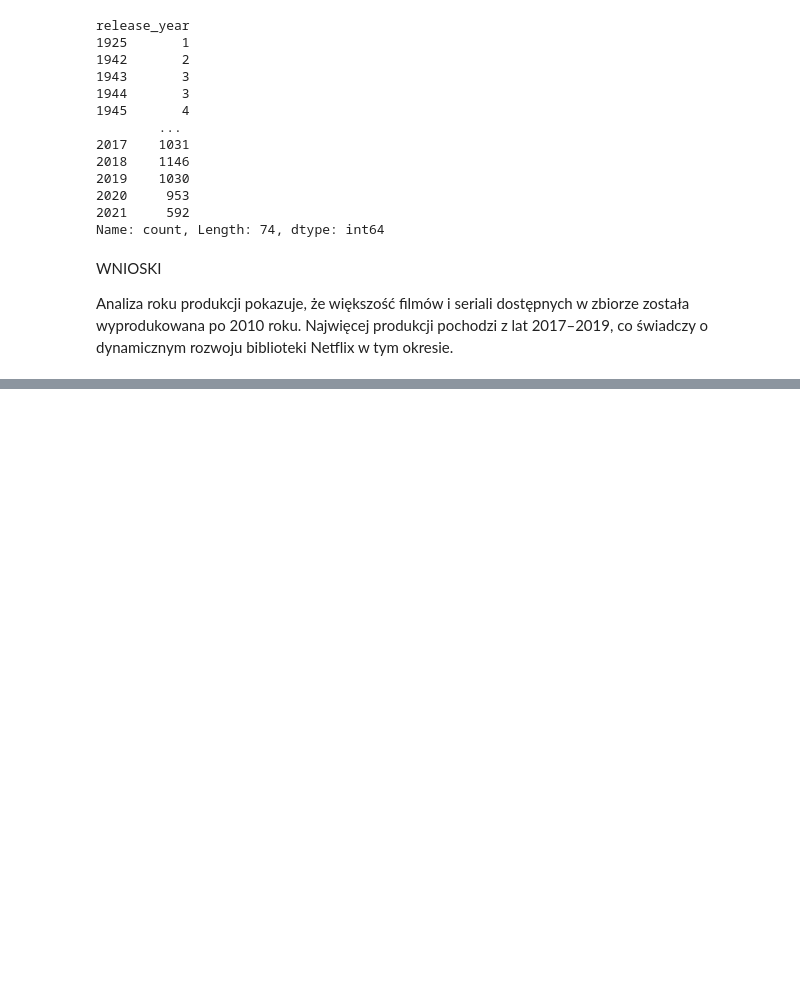
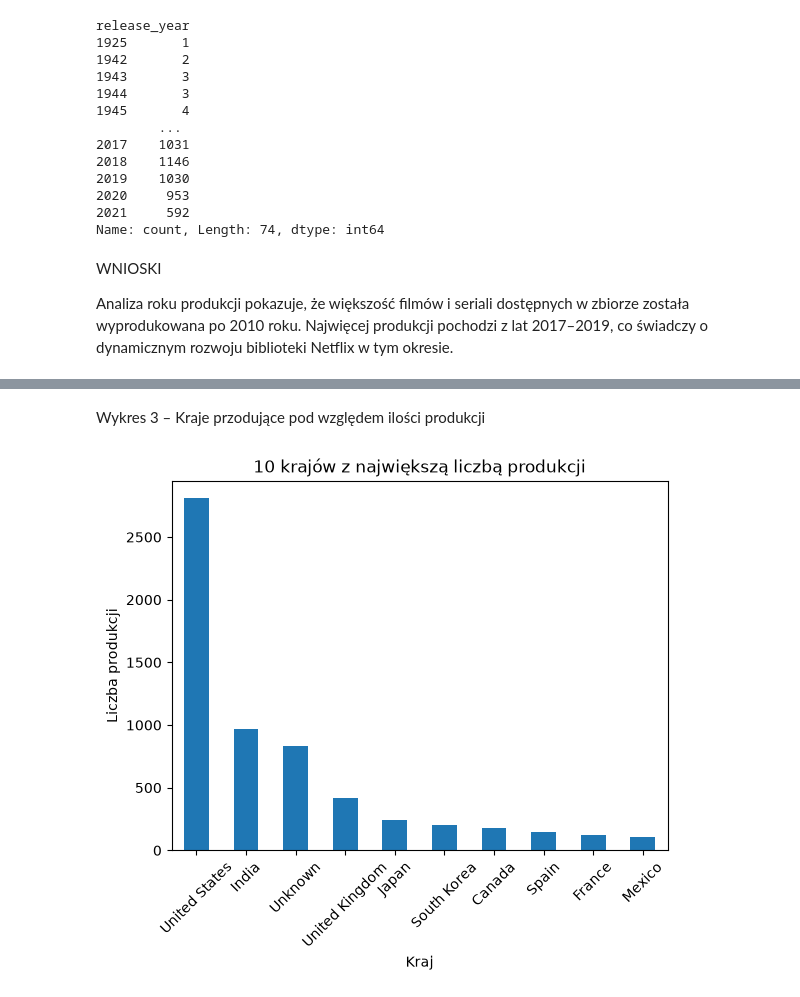
Before and after one commit to martafreund/analiza, a Jupyter notebook: netfix_cleaning.ipynb, the cells around one changed output, grey strips where cells are left out. Drawn from its saved outputs; the diff is of its cells as text; code cells hidden in the pictures; blank space fills up the shorter version.

```diff
--- a/netfix_cleaning.ipynb
+++ b/netfix_cleaning.ipynb
@@ -414,0 +487,12 @@ Analiza roku produkcji pokazuje, że większość filmów i seriali dostępnych
+# %% [markdown]
+Wykres 3 – Kraje przodujące pod względem ilości produkcji
+# %%
+country_counts.plot(kind="bar")
+
+plt.title("10 krajów z największą liczbą produkcji")
+plt.xlabel("Kraj")
+plt.ylabel("Liczba produkcji")
+plt.xticks(rotation=45)
+plt.show()
+# %% [output]
+[figure, added]
```
Also changed, not shown: parts of 16 cells of this notebook.
